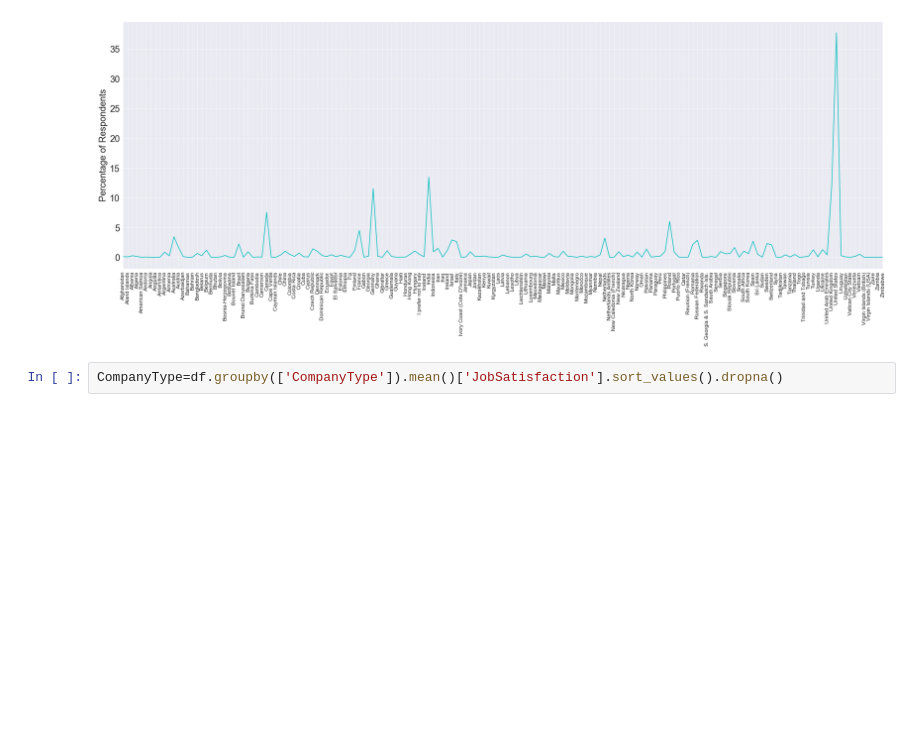
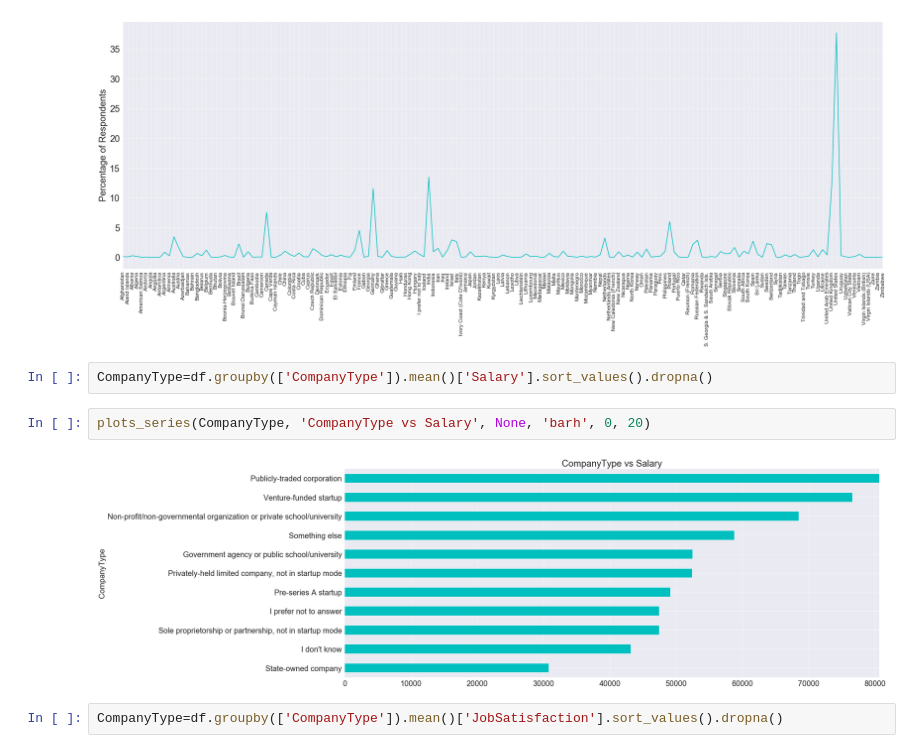
Before and after one commit to raahula/Stack-Overflow-data-2017_Survey, a Jupyter notebook: Analysis.ipynb, the cells around one changed output. Drawn from its saved outputs; the diff is of its cells as text; blank space fills up the shorter version.

```diff
--- a/Analysis.ipynb
+++ b/Analysis.ipynb
@@ -134,6 +140,12 @@ sns.set_style('darkgrid')
 plt.savefig('Country', bbox_inches='tight', pad_inches=0.5);
 # %% [output]
 [figure]
+# %%
+CompanyType=df.groupby(['CompanyType']).mean()['Salary'].sort_values().dropna()
+# %%
+plots_series(CompanyType, 'CompanyType vs Salary', None, 'barh', 0, 20)
+# %% [output]
+[figure, added]
 # %%
 CompanyType=df.groupby(['CompanyType']).mean()['JobSatisfaction'].sort_values().dropna()
 # %%
```
Also changed, not shown: parts of 20 cells of this notebook.
